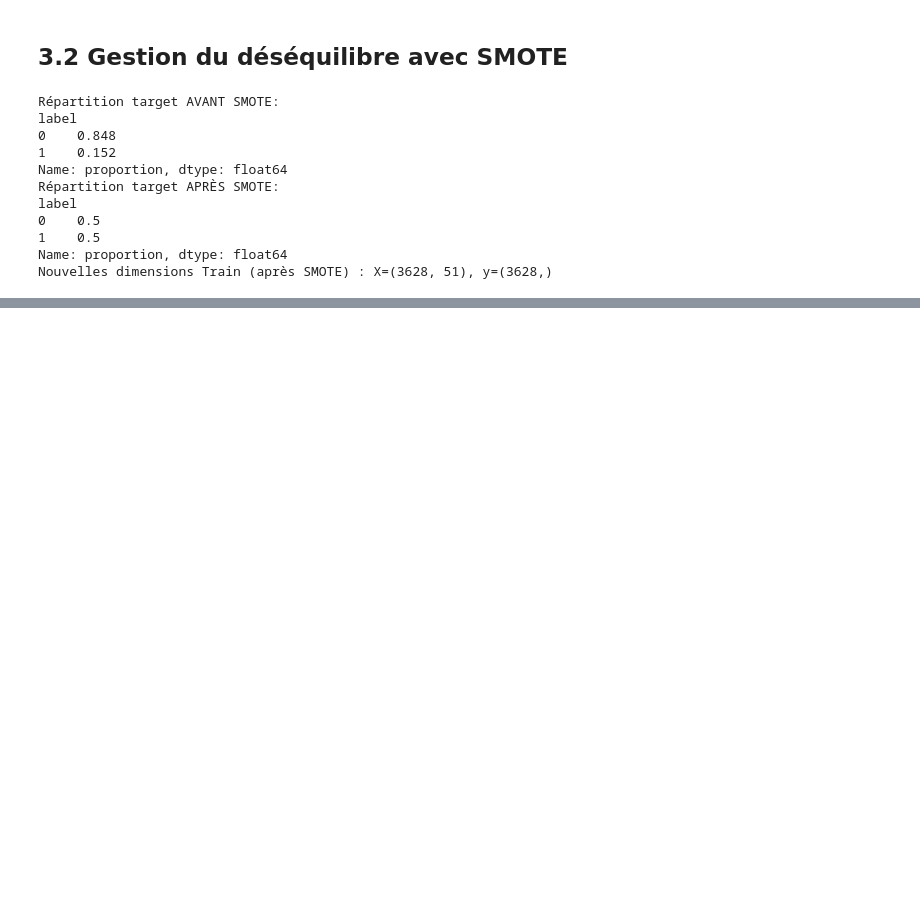
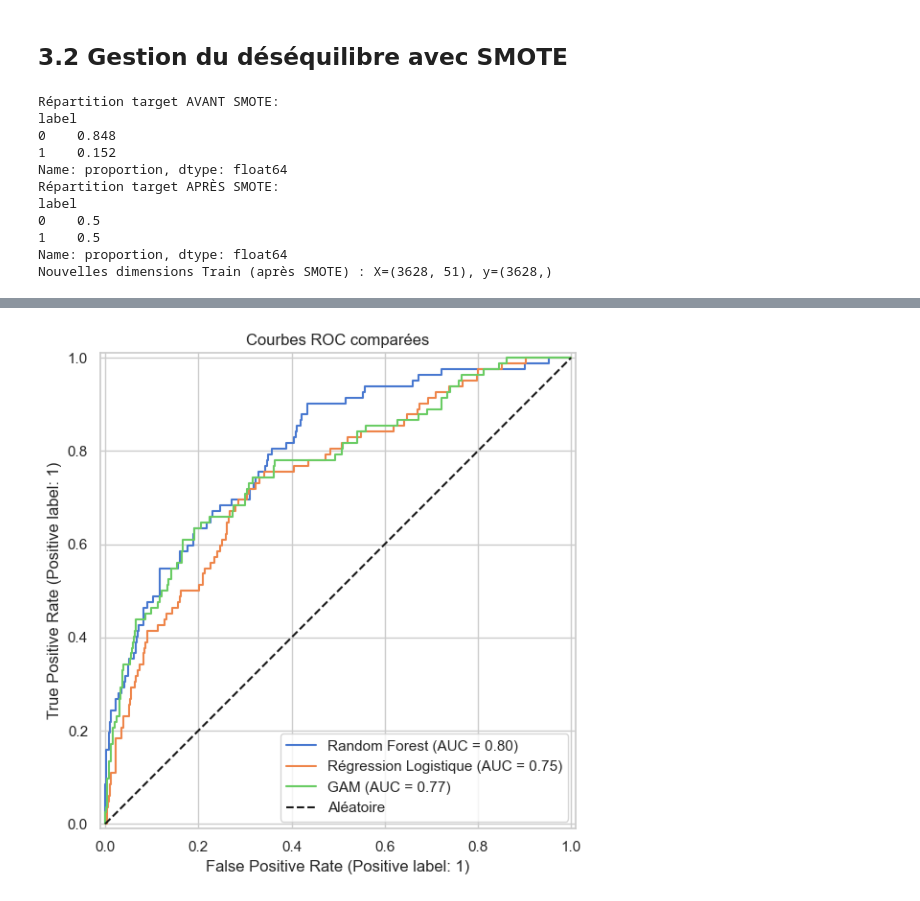
Before and after one commit to daphnemaschas/REXIA, a Jupyter notebook: notebooks/01_analyse_données_tabulaires.ipynb, the cells around one changed output, grey strips where cells are left out. Saved outputs shown, nothing was run; the diff lists cells and outputs as text; code cells hidden in the pictures; blank space fills up the shorter version.

```diff
--- a/notebooks/01_analyse_données_tabulaires.ipynb
+++ b/notebooks/01_analyse_données_tabulaires.ipynb
@@ -1052,0 +1183,12 @@ Nouvelles dimensions Train (après SMOTE) : X=(3628, 51), y=(3628,)
+# %%
+# Courbes ROC comparées
+fig, ax = plt.subplots(figsize=(8, 6))
+for name, res in results.items():
+    RocCurveDisplay.from_predictions(y_test, res["y_proba"], name=name, ax=ax)
+ax.plot([0, 1], [0, 1], 'k--', label='Aléatoire')
+ax.set_title("Courbes ROC comparées")
+ax.legend()
+plt.tight_layout()
+plt.show()
+# %% [output]
+[figure, added]
```
Also changed, not shown: parts of 22 cells of this notebook.
